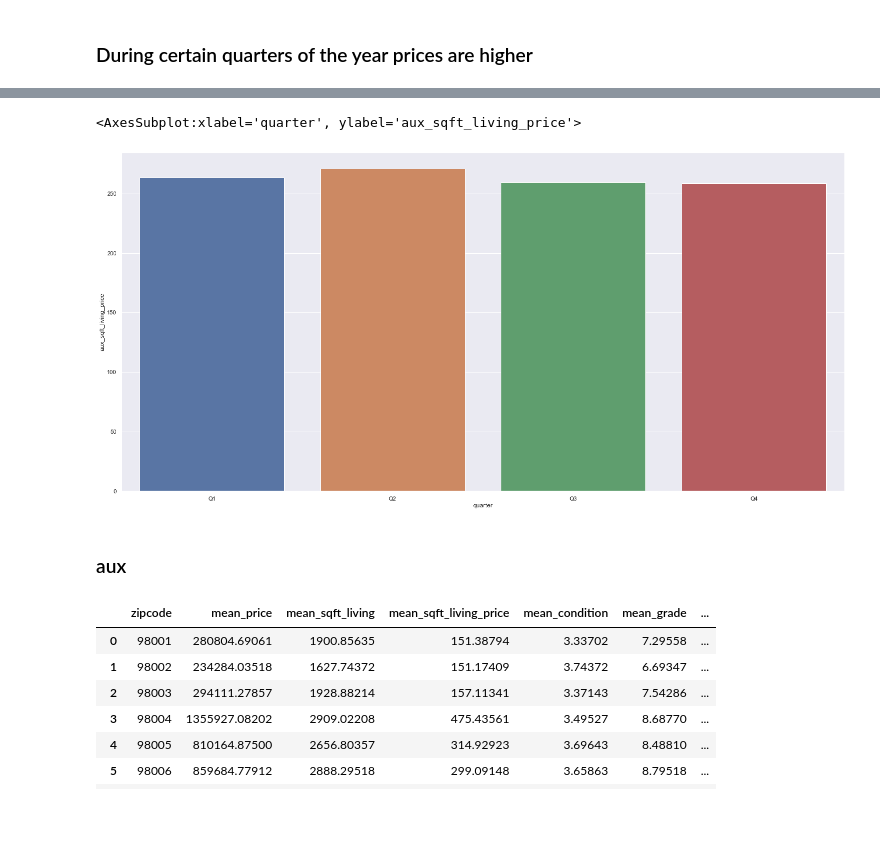
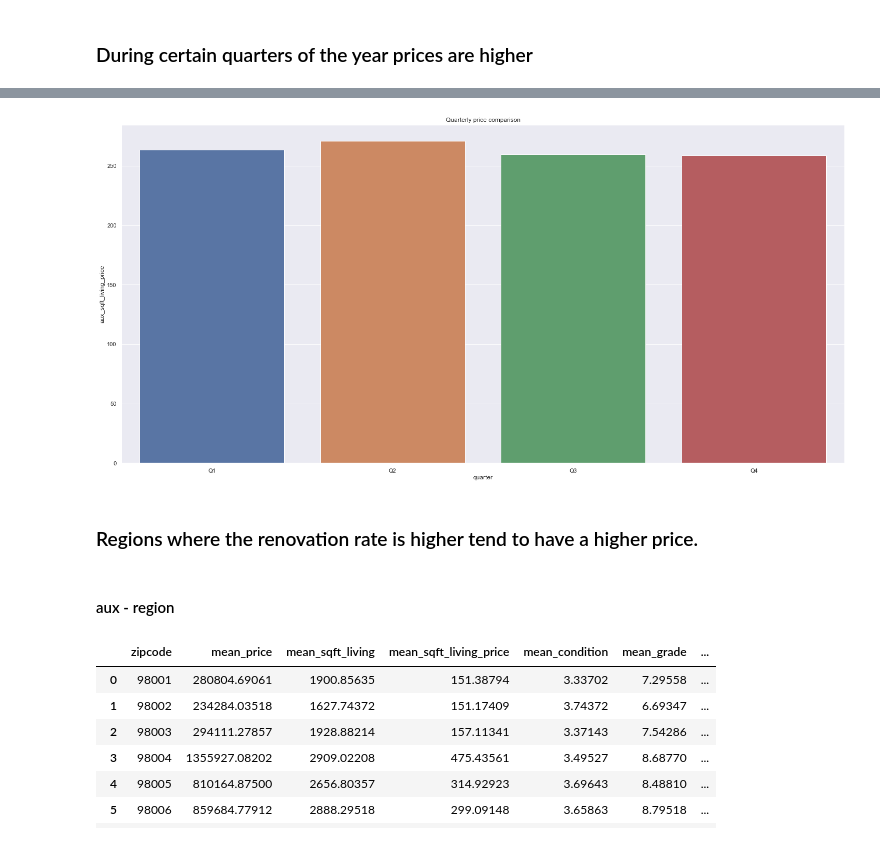
Before and after one commit to fusaa/house-dashboard, a Jupyter notebook: 0 - king county.ipynb, the cells around one changed output, grey strips where cells are left out. Drawn from its saved outputs; the diff is of its cells as text; code cells hidden in the pictures; blank space fills up the shorter version.

```diff
--- a/0 - king county.ipynb
+++ b/0 - king county.ipynb
@@ -514,4 +464,32 @@ aux_month_average_sales_quarter
 # %%
+# During certain quarters of the year prices are higher
+
+# Year Season prices
+# January, February, and March (Q1)
+# April, May, and June (Q2)
+# July, August, and September (Q3)
+# October, November, and December (Q4)
+# needed more data to group by year... just 1y of data.
+print(data['date'].min())
+print(data['date'].max())
+
+
+data['month'] = pd.to_datetime(data['date']).dt.month
+
+aux_month_average_sales = data[['month', 'aux_sqft_living_price']].groupby('month').mean().reset_index()
+aux_month_average_sales['quarter'] = aux_month_average_sales['month'].apply(lambda x: 'Q1' if (x >= 1) & (x <= 3) else
+                                                         'Q2' if (x >=4) & (x <= 6) else
+                                                         'Q3' if (x >=7) & (x <= 9) else
+                                                         'Q4' if (x >=10) & (x <= 12) else 'na')
+
+aux_month_average_sales
+aux_month_average_sales_quarter = aux_month_average_sales[['aux_sqft_living_price', 'quarter']].groupby('quarter').mean().reset_index()
+#sns.barplot( x = 'quarter', y = 'aux_sqft_living_price', data ='aux_month_average_sales_quarter' )
+aux_month_average_sales_quarter
+
 print(aux_month_average_sales_quarter)
 sns.barplot( x = 'quarter', y = 'aux_sqft_living_price', data =aux_month_average_sales_quarter )
+plt.title('Quarterly price comparison');
+
+# The dataset comprehends only one year, so it makes it hard to come to a conclusion. Worth mentioning the graph for the specific period the data is available shows no significant difference between quarters.
 # %% [output]
@@ -518,12 +498,13 @@ sns.barplot( x = 'quarter', y = 'aux_sqft_living_price', data =aux_month_average
   quarter  aux_sqft_living_price
 0      Q1              263.37714
 1      Q2              270.84767
 2      Q3              259.72305
 3      Q4              258.62888
-<AxesSubplot:xlabel='quarter', ylabel='aux_sqft_living_price'>
-[figure, old version]
+[figure, new version]
+# %% [markdown]
+### Regions where the renovation rate is higher tend to have a higher price.
 # %% [markdown]
-### aux
+#### aux - region
 # %%
 data.yr_renovated.unique()
 
```
Also changed, not shown: parts of 32 cells of this notebook, 1 other file.
